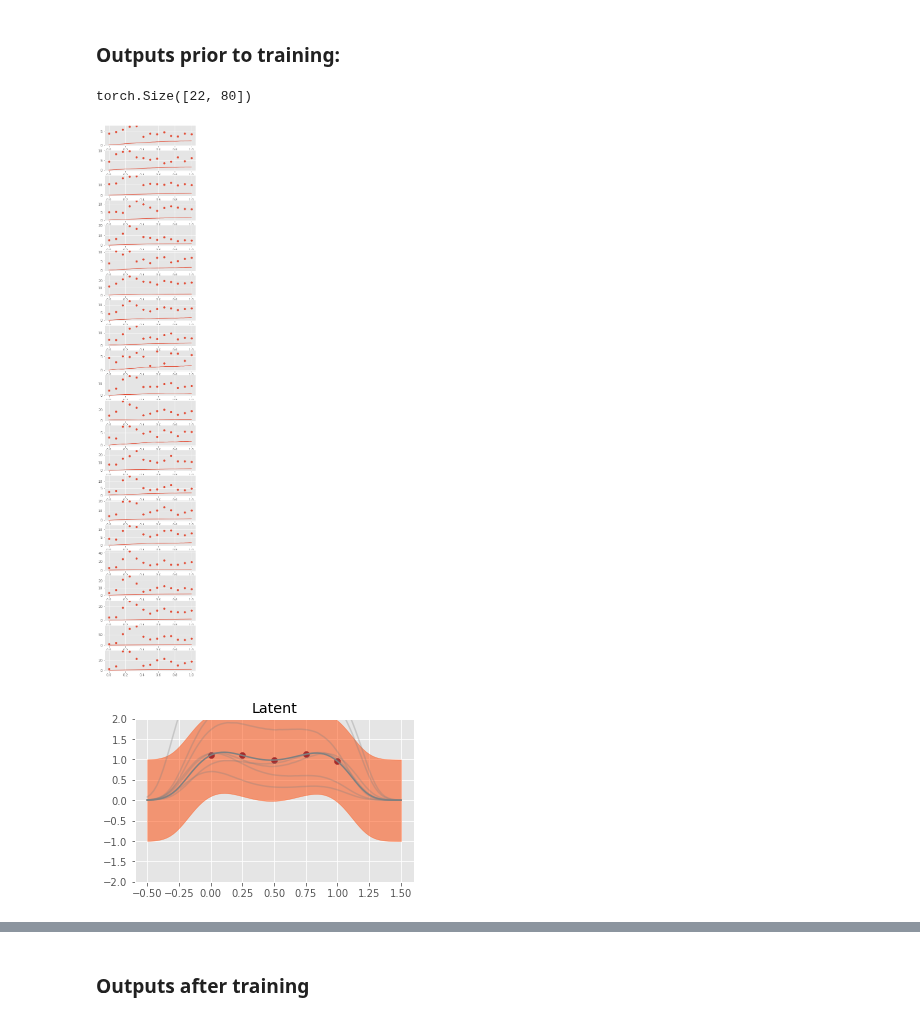
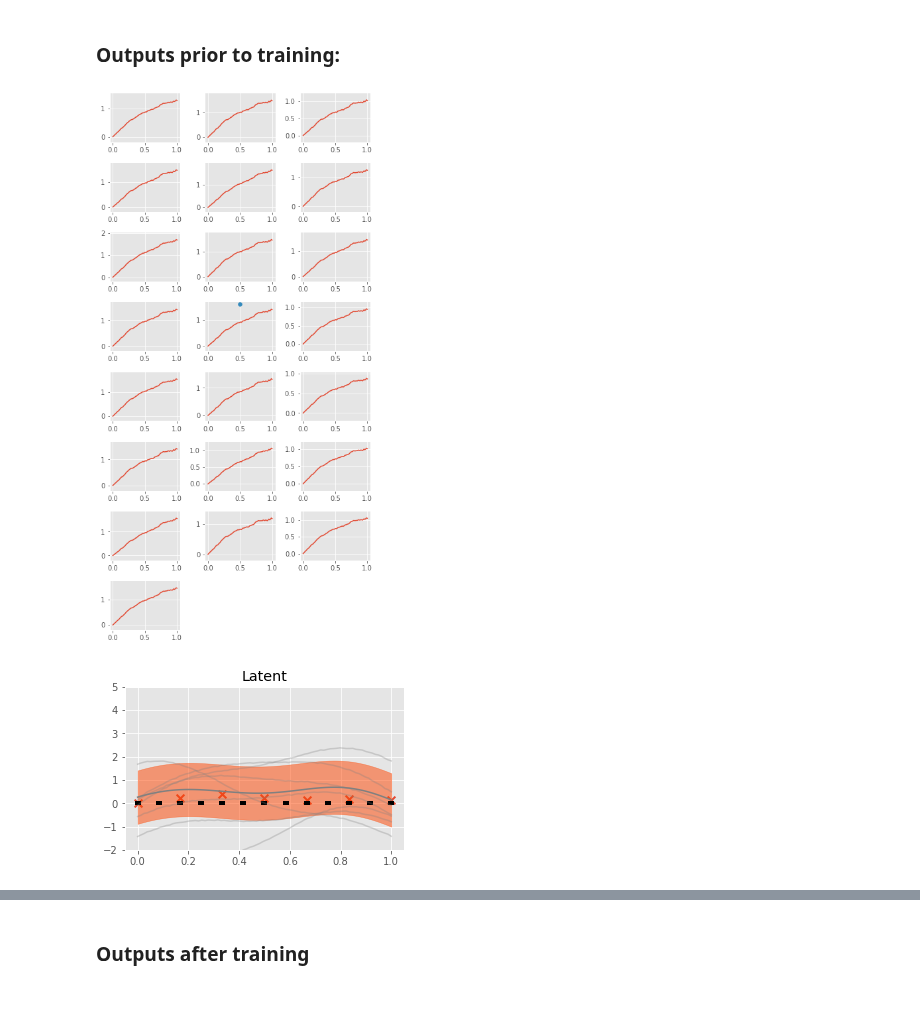
Before and after one commit to mossjacob/alfi, a Jupyter notebook: reggae/examples/variational_nonlinear.ipynb, the cells around one changed output, grey strips where cells are left out. Saved outputs shown, nothing was run; the diff lists cells and outputs as text; code cells hidden in the pictures.

```diff
--- a/reggae/examples/variational_nonlinear.ipynb
+++ b/reggae/examples/variational_nonlinear.ipynb
@@ -70,20 +42,24 @@ def plot_genes(rtol=1e-4, atol=1e-6):
 # %%
-model = NonLinearLFM(num_genes, num_tfs, t_inducing, t_observed, fixed_variance=None)
+model = NonLinearLFM(num_genes, num_tfs, t_inducing, dataset, fixed_variance=None)
 optimizer = torch.optim.Adam(model.parameters(), lr=0.2)
-trainer = Trainer(model, optimizer, (t_observed, m_observed))
-
-# list(model.parameters())
-print(t_observed.shape, m_observed.shape)
+trainer = TranscriptionalTrainer(model, optimizer, dataset)
 # %% [output]
 torch.Size([13]) torch.Size([22, 13])
 # %% [markdown]
 ### Outputs prior to training:
-# %%
-plotter = Plotter(model, m_df.index, t_inducing)
-plot_genes(rtol=1e-3, atol=1e-4)
-plotter.plot_tfs()
-# %% [output]
-torch.Size([22, 80])
-[figure, removed]
-[figure, removed]
+# %%
+rtol = 1e-3
+atol = rtol/10
+
+model_kwargs = {
+    'rtol': rtol, 'atol': atol,
+    'num_samples': 1
+}
+
+plotter = Plotter(model, np.array(dataset.gene_names))
+plotter.plot_outputs(t_predict, t_scatter=t_observed,y_scatter=m_observed, model_kwargs=model_kwargs)
+plotter.plot_latents(t_predict, ylim=(-2, 5), plot_barenco=True, plot_inducing=False)
+# %% [output]
+[figure, added]
+[figure, added]
 # %%
```
Also changed, not shown: parts of 9 cells of this notebook, 10 other files.
